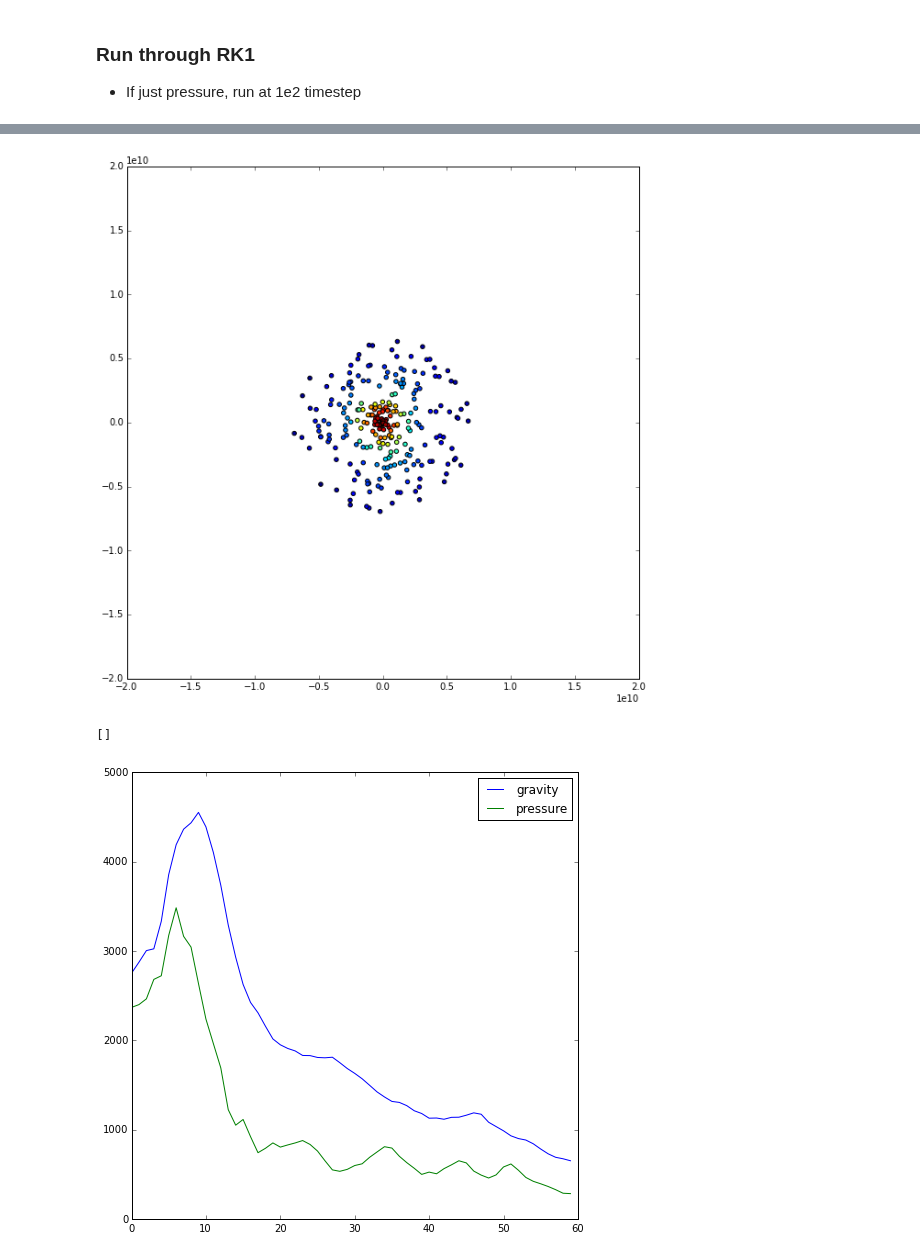
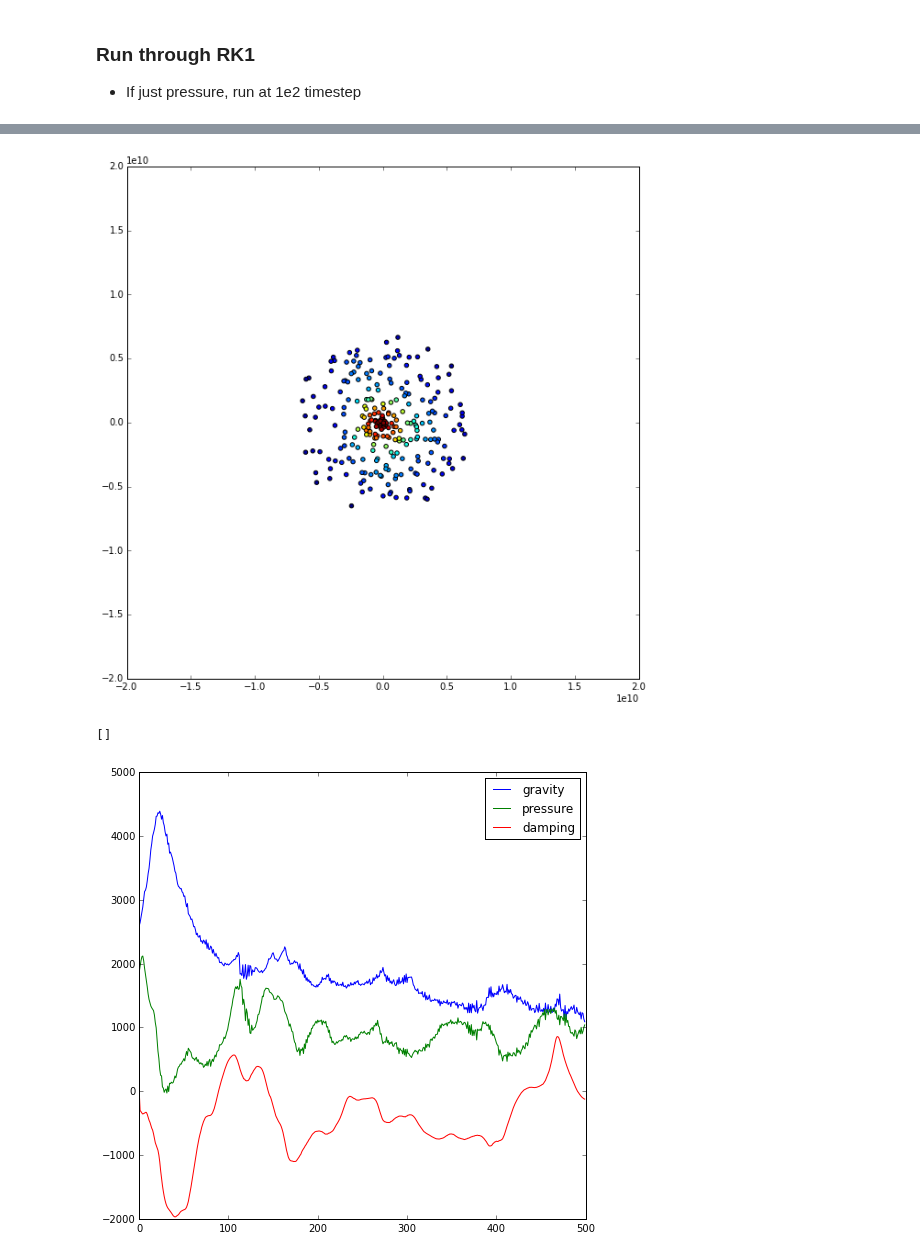
Before and after one commit to saichikine/Jupiter_SPH, a Jupyter notebook: main2.ipynb, the cells around one changed output, grey strips where cells are left out. Cells and saved outputs as stored; diff of their text form; code cells hidden in the pictures.

Commit message:
Added in damping. The planet no longer explodes! It doesn't equilibrate into a nice sphere, but it stays relatively clustered.

```diff
--- a/main2.ipynb
+++ b/main2.ipynb
@@ -22,7 +22,7 @@ import time
 # %%
 RJupiter = 6.99e9                 # radius of Jupiter, cm
 mJupiter = 1.898e30               # mass of Jupiter, grams
-v = 1e2                           # damping coefficient
+v = 1e-2                           # damping coefficient
 gamma = 2                         # polytrope index
 G = 6.67e-8                       # dyne*cm^2/g^2
 rhoC = 5                          # g/cm^3, central density
@@ -272,7 +272,7 @@ plt.show()
 t0 = time.time()
 t = 0
 dt = 1e2
-stepN = 60
+stepN = 500
 
 # Particle history
 ParticlePositionHistory = np.zeros((stepN,nParticles,2))
@@ -299,9 +299,9 @@ for i in range(stepN):
 #    print "Avg gravity + pressure", np.mean(deltaVf)
     forceHistory[i,1] = np.mean(abs(deltaVf))
 
-#    deltaVf +=  -v*velocityDistribution**1
+    deltaVf +=  -v*velocityDistribution**1
 #    print "Avg damping:", np.mean(velocityDistribution)
-#    forceHistory[i,2] = np.mean(-v*velocityDistribution**1)
+    forceHistory[i,2] = np.mean(-v*velocityDistribution**1)
 
 
     velocityDistribution += dt*deltaVf
@@ -353,15 +353,15 @@ slider.on_trait_change(update_plot, 'value')
 display(slider)
 update_plot()
 # %% [output]
-[figure, old version]
+[figure, new version]
 # %%
 plt.figure(figsize=(8,8))
 plt.plot(range(stepN), forceHistory[:,0], label='gravity')
 plt.plot(range(stepN), forceHistory[:,1] - forceHistory[:,0], label='pressure')
-#plt.plot(range(stepN), forceHistory[:,2], label='damping')
+plt.plot(range(stepN), forceHistory[:,2], label='damping')
 #plt.plot(range(stepN), forceHistory[:,1] + forceHistory[:,2], label='net')
 plt.legend()
 plt.plot()
 # %% [output]
 []
-[figure, old version]
+[figure, new version]
```
Also changed, not shown: parts of 4 cells of this notebook.
